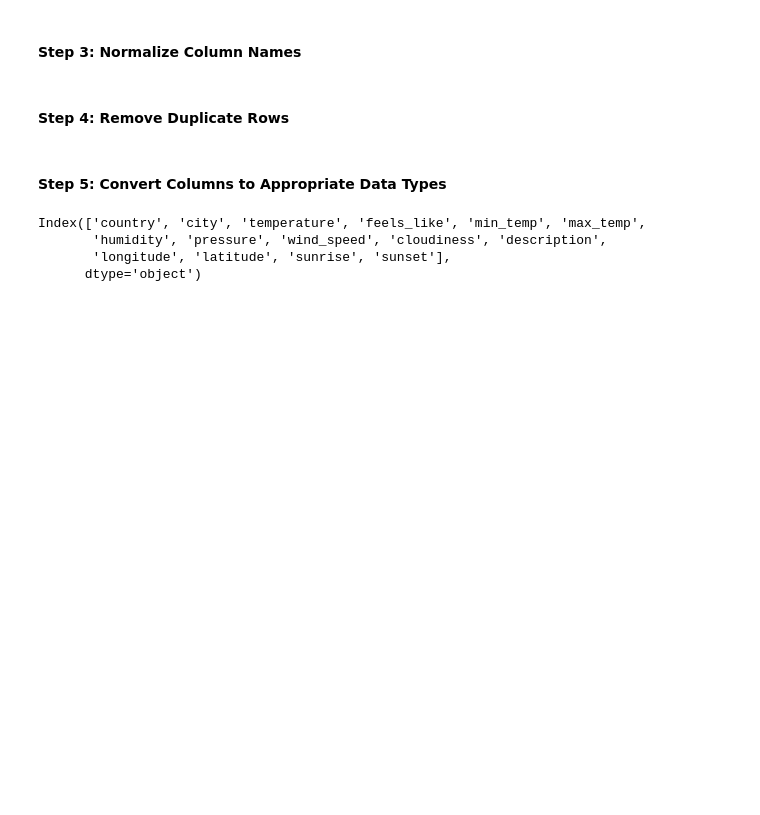
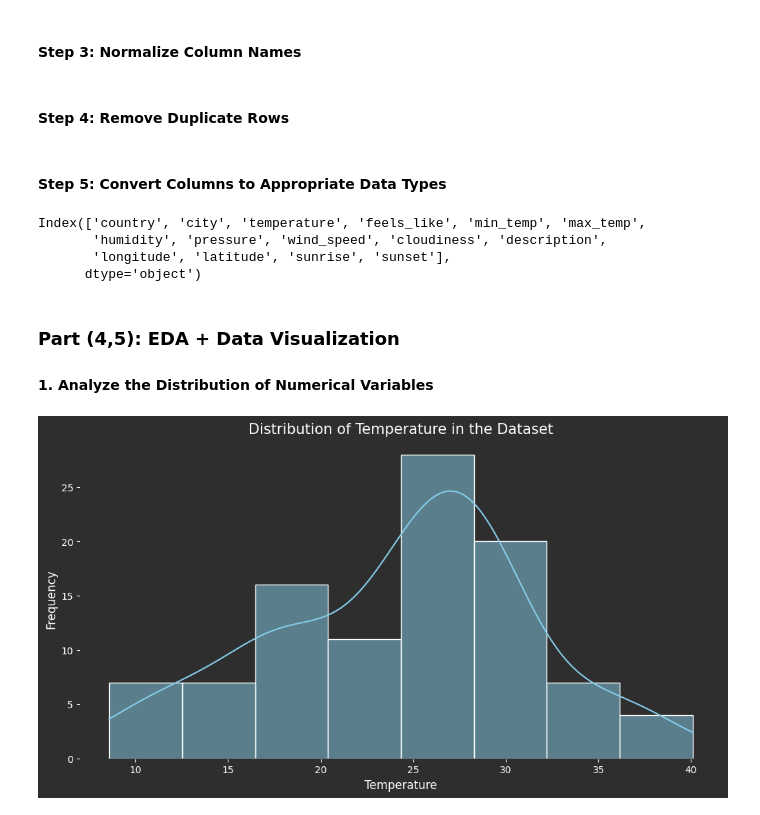
Before and after one commit to faizan-yousaf/Top-100-cities-weather-analysis-EDA, a Jupyter notebook: Cities_weather_analysis.ipynb, the cells around one changed output. Cells and saved outputs as stored; diff of their text form; code cells hidden in the pictures; blank space fills up the shorter version.

```diff
--- a/Cities_weather_analysis.ipynb
+++ b/Cities_weather_analysis.ipynb
@@ -984,0 +983,15 @@ Index(['country', 'city', 'temperature', 'feels_like', 'min_temp', 'max_temp',
+# %% [markdown]
+### Part (4,5): **EDA + Data Visualization**
+
+#### 1. Analyze the Distribution of Numerical Variables
+# %%
+# histogram of the temperature column:
+
+plt.figure(figsize=(12, 6))
+sns.histplot(df['temperature'], kde=True, color='skyblue')
+plt.title('Distribution of Temperature in the Dataset', fontsize=15)
+plt.xlabel('Temperature', fontsize=12)
+plt.ylabel('Frequency', fontsize=12)
+plt.show()
+# %% [output]
+[figure, added]
```
Also changed, not shown: parts of 19 cells of this notebook.
